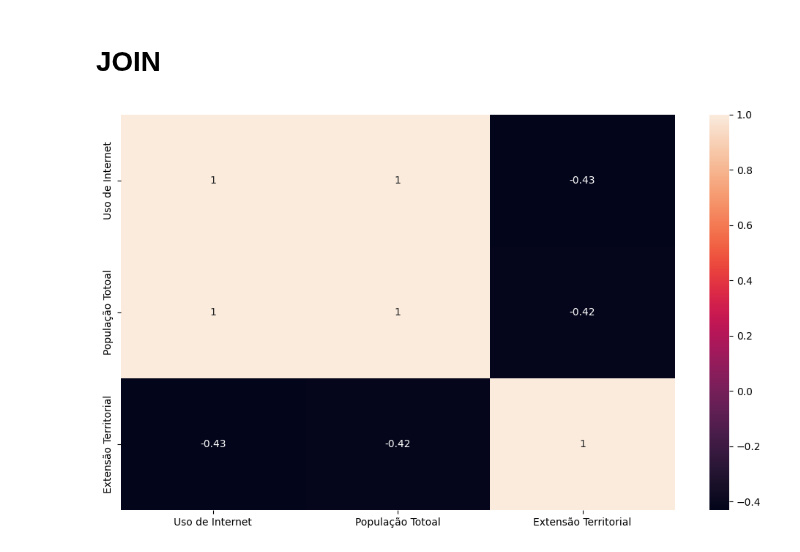
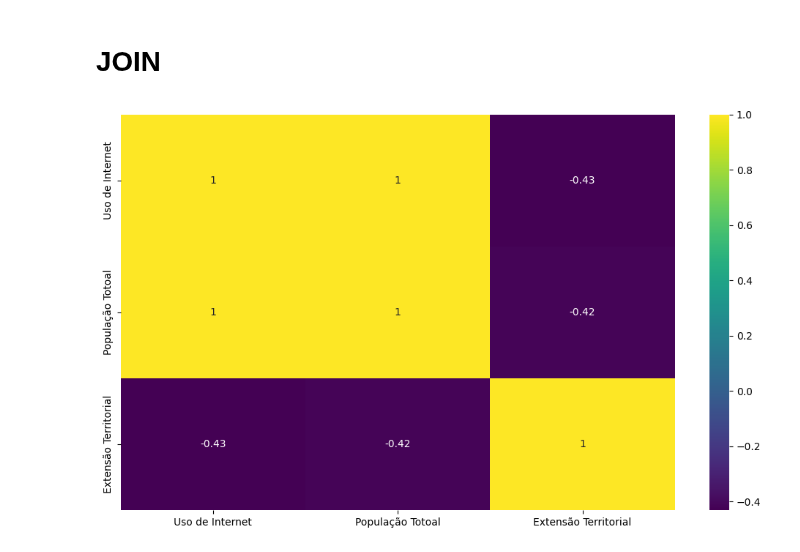
Before and after one commit to LazaroDamasceno/Dissertacao-Mestrado, a Jupyter notebook: eda/correlacao/correlation_internetuse_countrysize_population_brazil.ipynb, the cells around one changed output. Cells and saved outputs as stored; diff of their text form; code cells hidden in the pictures.

```diff
--- a/eda/correlacao/correlation_internetuse_countrysize_population_brazil.ipynb
+++ b/eda/correlacao/correlation_internetuse_countrysize_population_brazil.ipynb
@@ -80,10 +80,10 @@ df['Extensão Territorial'] = df_size['Value']
 # %%
 plt.figure(figsize=(10, 6))
 
-sns.heatmap(df.corr(method='pearson'), annot=True)
+sns.heatmap(df.corr(method='pearson'), annot=True, cmap='viridis')
 
 #plt.suptitle('Coeficiente de correlação de Pearson: uso de internet, população total e extensão territorial', fontweight='bold')
 plt.tight_layout()
 plt.show()
 # %% [output]
-[figure, old version]
+[figure, new version]
```
Also changed, not shown: 21 other files.
